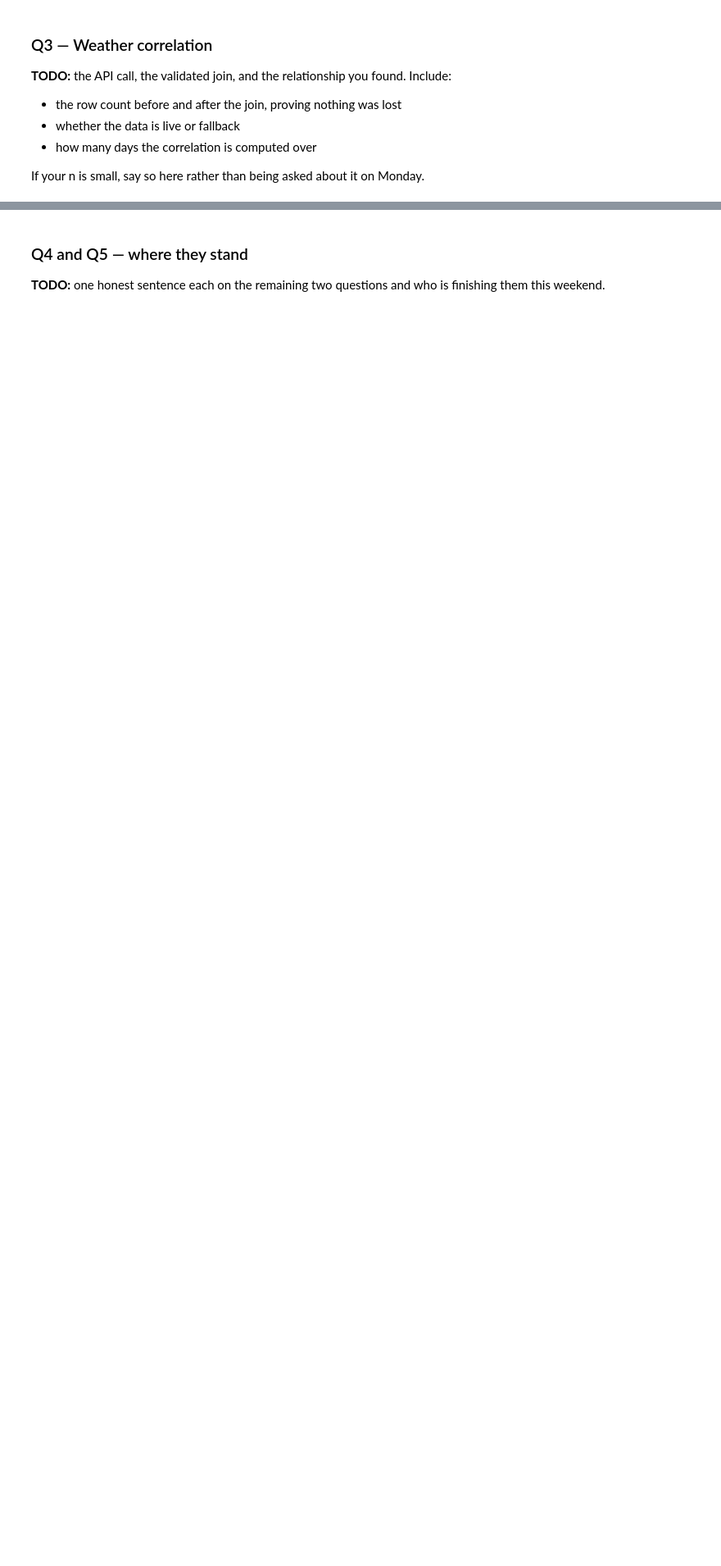
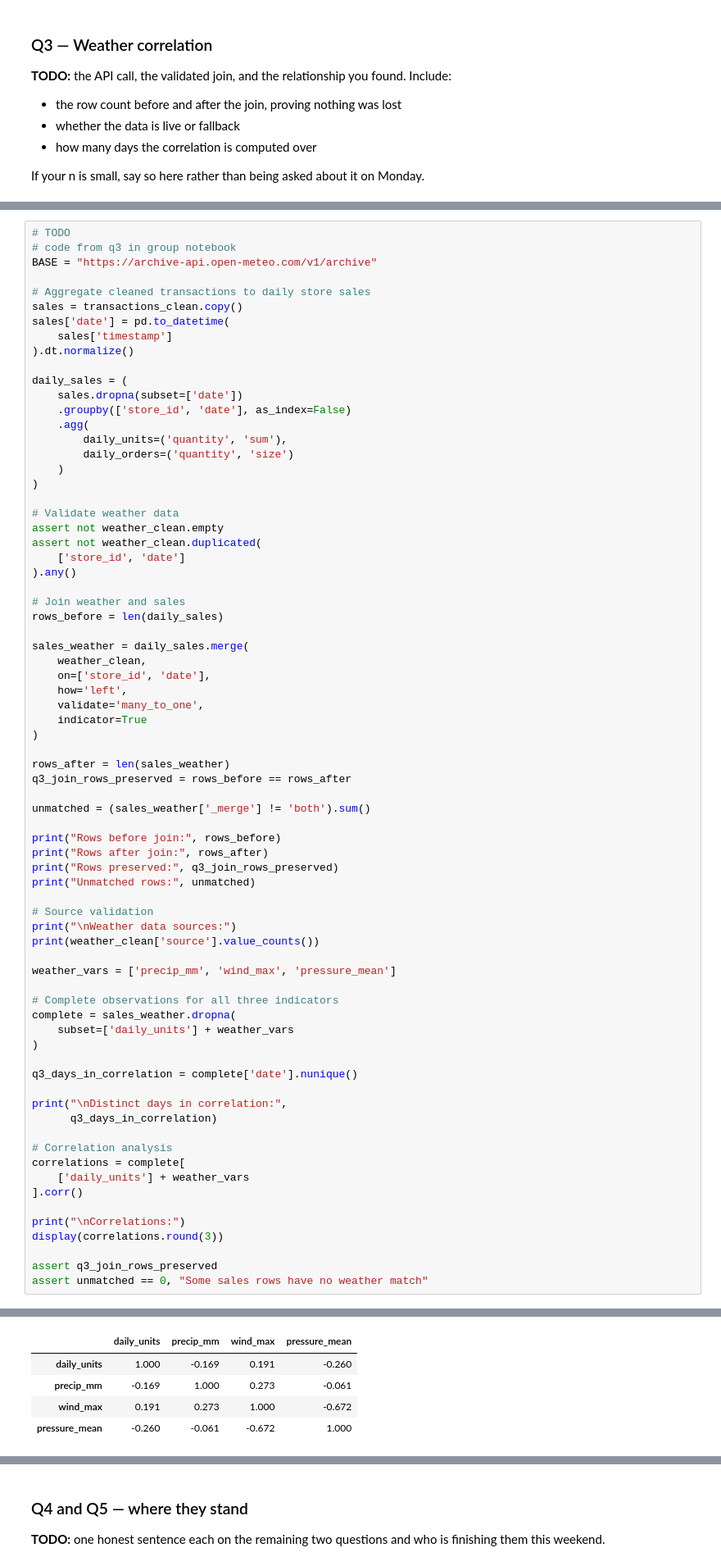
Before and after one commit to ciara-graves/walmart-hurricane-project, a Jupyter notebook: notebooks/2026_10_30_—_Midterm_Progress_—_Lab.ipynb, the cells around one changed output, grey strips where cells are left out. Shown at 82% size. Drawn from its saved outputs; the diff is of its cells as text; blank space fills up the shorter version.

```diff
--- a/notebooks/2026_10_30_—_Midterm_Progress_—_Lab.ipynb
+++ b/notebooks/2026_10_30_—_Midterm_Progress_—_Lab.ipynb
@@ -44,0 +288,74 @@ If your n is small, say so here rather than being asked about it on Monday.
+# %%
+# TODO
+# code from q3 in group notebook
+BASE = "https://archive-api.open-meteo.com/v1/archive"
+
+# Aggregate cleaned transactions to daily store sales
+sales = transactions_clean.copy()
+sales['date'] = pd.to_datetime(
+    sales['timestamp']
+).dt.normalize()
+
+daily_sales = (
+    sales.dropna(subset=['date'])
+    .groupby(['store_id', 'date'], as_index=False)
+    .agg(
+        daily_units=('quantity', 'sum'),
+        daily_orders=('quantity', 'size')
+    )
+)
+
+# Validate weather data
+assert not weather_clean.empty
+assert not weather_clean.duplicated(
+    ['store_id', 'date']
+).any()
+
+# Join weather and sales
+rows_before = len(daily_sales)
+
+sales_weather = daily_sales.merge(
+    weather_clean,
+    on=['store_id', 'date'],
+    how='left',
+    validate='many_to_one',
+    indicator=True
+)
+
+rows_after = len(sales_weather)
+q3_join_rows_preserved = rows_before == rows_after
+
+unmatched = (sales_weather['_merge'] != 'both').sum()
+
+print("Rows before join:", rows_before)
+print("Rows after join:", rows_after)
+print("Rows preserved:", q3_join_rows_preserved)
+print("Unmatched rows:", unmatched)
+
+# Source validation
+print("\nWeather data sources:")
+print(weather_clean['source'].value_counts())
+
+weather_vars = ['precip_mm', 'wind_max', 'pressure_mean']
+
+# Complete observations for all three indicators
+complete = sales_weather.dropna(
+    subset=['daily_units'] + weather_vars
+)
+
+q3_days_in_correlation = complete['date'].nunique()
+
+print("\nDistinct days in correlation:",
+      q3_days_in_correlation)
+
+# Correlation analysis
+correlations = complete[
+    ['daily_units'] + weather_vars
+].corr()
+
+print("\nCorrelations:")
+display(correlations.round(3))
+
+assert q3_join_rows_preserved
+assert unmatched == 0, "Some sales rows have no weather match"
+# %% [output]
@@ -44,0 +375,5 @@ If your n is small, say so here rather than being asked about it on Monday.
+|  | daily_units | precip_mm | wind_max | pressure_mean |
+| daily_units | 1.000 | -0.169 | 0.191 | -0.260 |
+| precip_mm | -0.169 | 1.000 | 0.273 | -0.061 |
+| wind_max | 0.191 | 0.273 | 1.000 | -0.672 |
+| pressure_mean | -0.260 | -0.061 | -0.672 | 1.000 |
```
Also changed, not shown: parts of 23 cells of this notebook.
